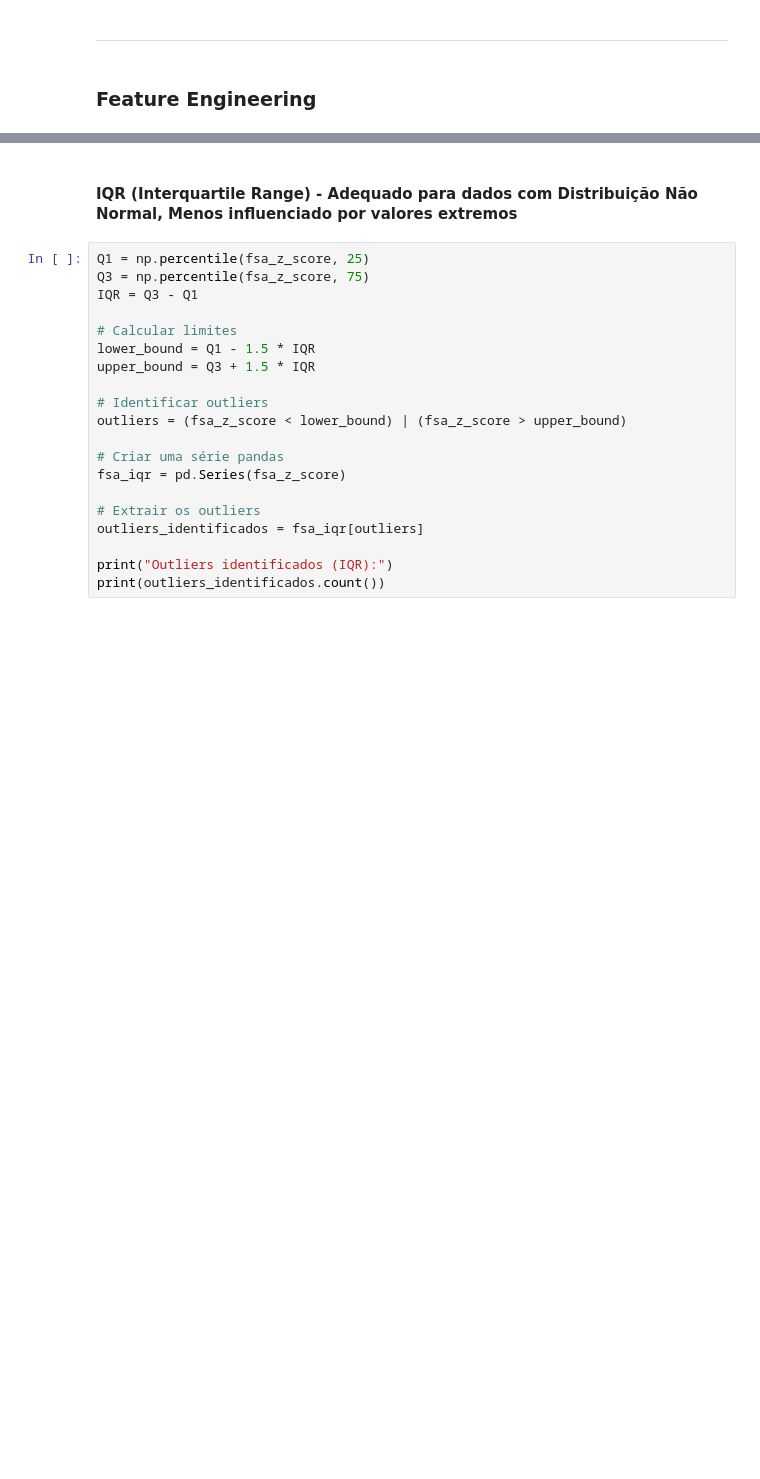
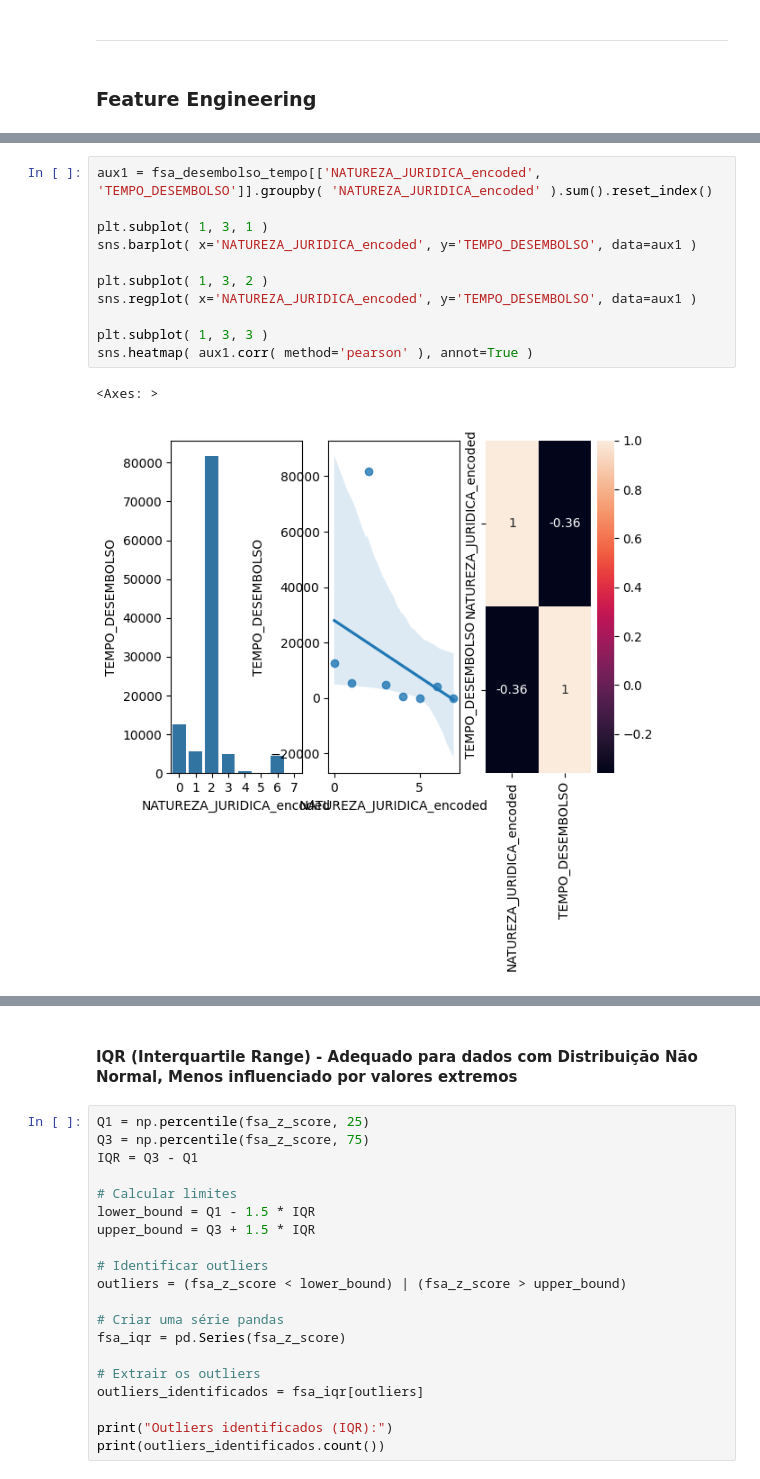
Before and after one commit to fonsecadados/AgenciaNacionalDoCinema_ANCINE, a Jupyter notebook: ANCINE_DesafiosEOportunidades.ipynb, the cells around one changed output, grey strips where cells are left out. Drawn from its saved outputs; the diff is of its cells as text; blank space fills up the shorter version.

```diff
--- a/ANCINE_DesafiosEOportunidades.ipynb
+++ b/ANCINE_DesafiosEOportunidades.ipynb
@@ -1369,3 +1368,17 @@ stats_tempo_desembolso(teste=outlier_300)
+# %%
+aux1 = fsa_desembolso_tempo[['NATUREZA_JURIDICA_encoded', 'TEMPO_DESEMBOLSO']].groupby( 'NATUREZA_JURIDICA_encoded' ).sum().reset_index()
+
+plt.subplot( 1, 3, 1 )
+sns.barplot( x='NATUREZA_JURIDICA_encoded', y='TEMPO_DESEMBOLSO', data=aux1 )
+
+plt.subplot( 1, 3, 2 )
+sns.regplot( x='NATUREZA_JURIDICA_encoded', y='TEMPO_DESEMBOLSO', data=aux1 )
+
+plt.subplot( 1, 3, 3 )
+sns.heatmap( aux1.corr( method='pearson' ), annot=True )
+# %% [output]
+<Axes: >
+[figure, added]
 # %%
 # Plot com 3 plots = boxplot, histogram e gráfico q-q
 
```
Also changed, not shown: parts of 30 cells of this notebook.
